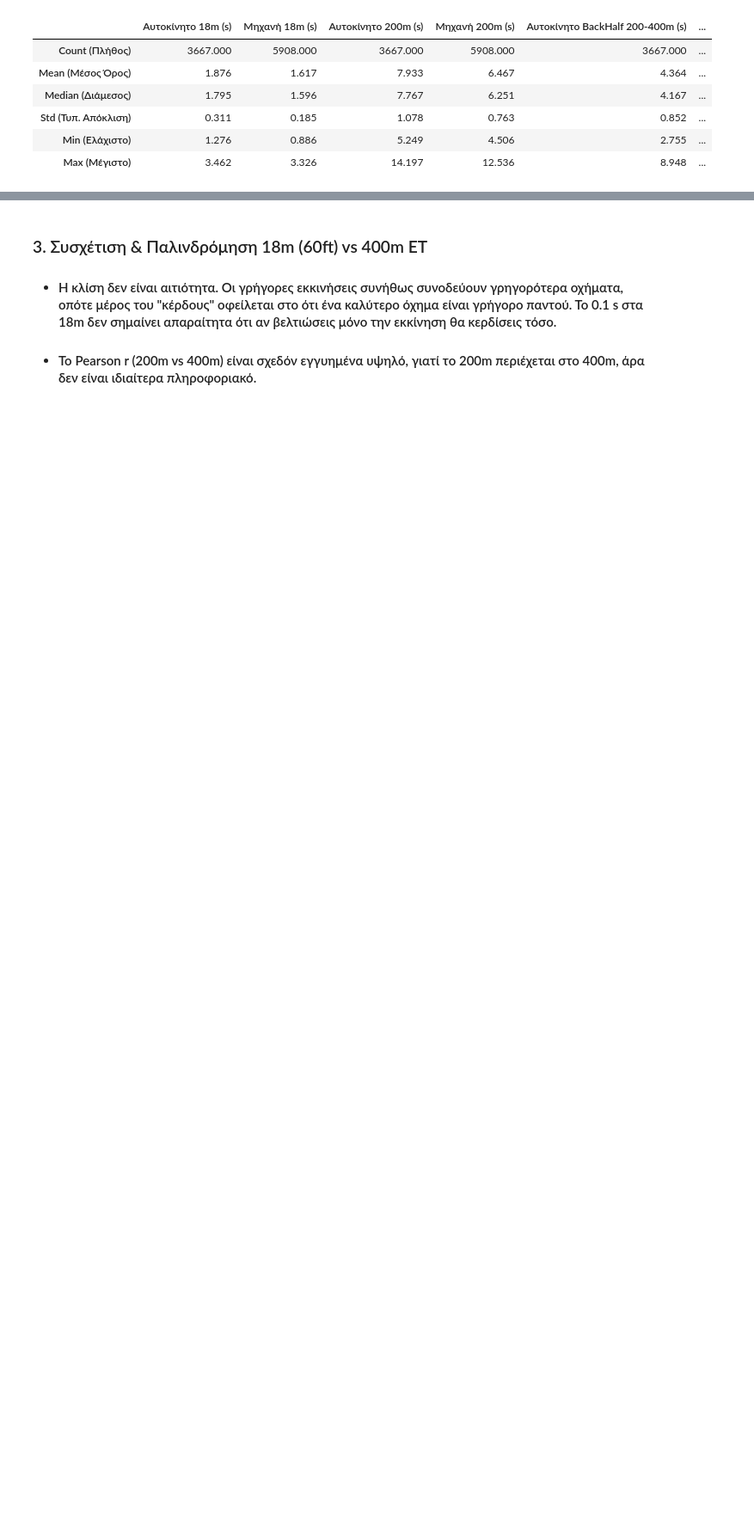
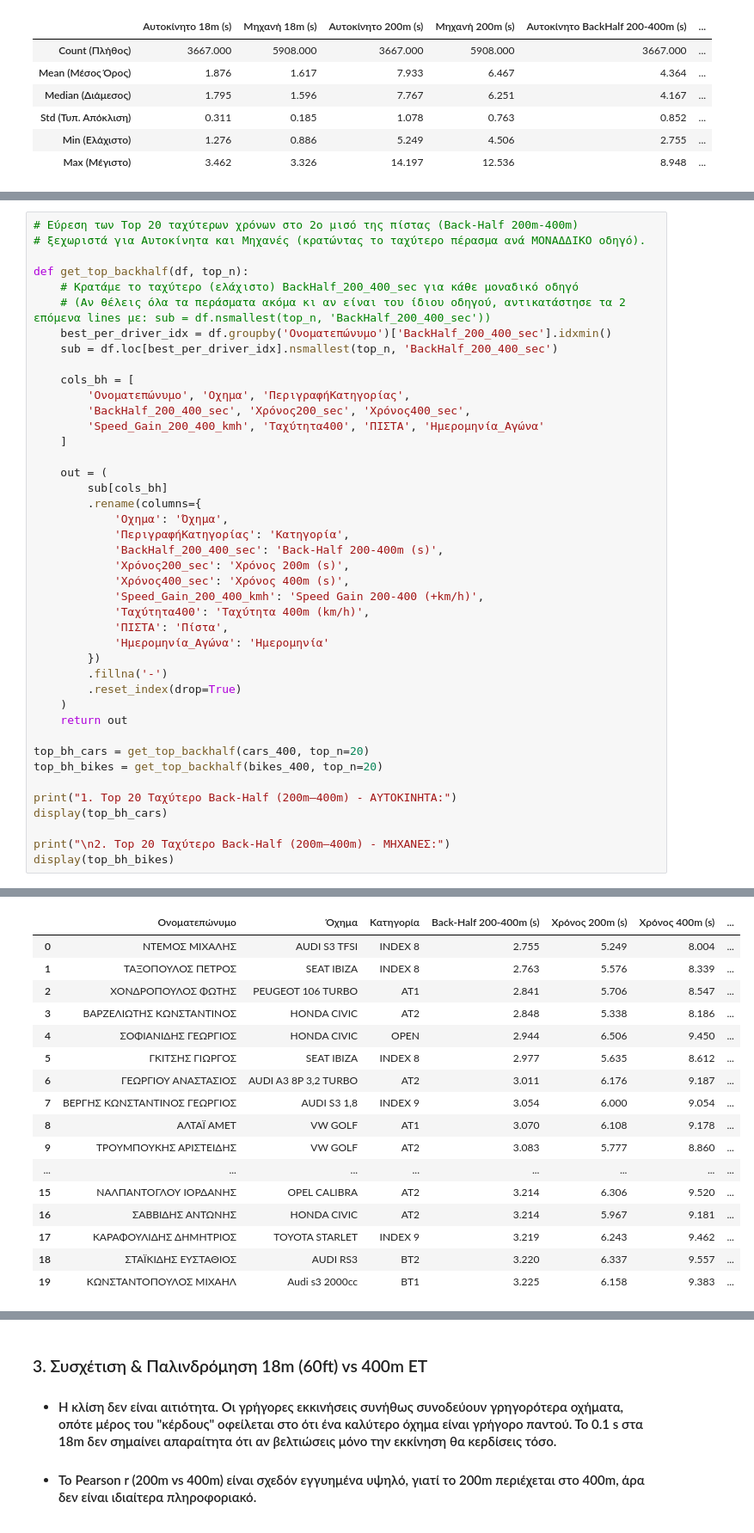
Before and after one commit to zcamp23/LENOE_stats, a Jupyter notebook: notebooks/03_performance_and_track_analysis.ipynb, the cells around one changed output, grey strips where cells are left out. Shown at 86% size. Drawn from its saved outputs; the diff is of its cells as text; blank space fills up the shorter version.

Commit message:
feat: add new top 20 back-half & speed gain feature on notebook_03 (cell 2b), update streamlit script and readme accordingly to match the new feature

```diff
--- a/notebooks/03_performance_and_track_analysis.ipynb
+++ b/notebooks/03_performance_and_track_analysis.ipynb
@@ -85,0 +90,43 @@ display(splits_stats)
+# %%
+# Εύρεση των Top 20 ταχύτερων χρόνων στο 2ο μισό της πίστας (Back-Half 200m-400m)
+# ξεχωριστά για Αυτοκίνητα και Μηχανές (κρατώντας το ταχύτερο πέρασμα ανά ΜΟΝΑΔΔΙΚΟ οδηγό).
+
+def get_top_backhalf(df, top_n):
+    # Κρατάμε το ταχύτερο (ελάχιστο) BackHalf_200_400_sec για κάθε μοναδικό οδηγό
+    # (Αν θέλεις όλα τα περάσματα ακόμα κι αν είναι του ίδιου οδηγού, αντικατάστησε τα 2 επόμενα lines με: sub = df.nsmallest(top_n, 'BackHalf_200_400_sec'))
+    best_per_driver_idx = df.groupby('Ονοματεπώνυμο')['BackHalf_200_400_sec'].idxmin()
+    sub = df.loc[best_per_driver_idx].nsmallest(top_n, 'BackHalf_200_400_sec')
+
+    cols_bh = [
+        'Ονοματεπώνυμο', 'Οχημα', 'ΠεριγραφήΚατηγορίας',
+        'BackHalf_200_400_sec', 'Χρόνος200_sec', 'Χρόνος400_sec',
+        'Speed_Gain_200_400_kmh', 'Ταχύτητα400', 'ΠΙΣΤΑ', 'Ημερομηνία_Αγώνα'
+    ]
+
+    out = (
+        sub[cols_bh]
+        .rename(columns={
+            'Οχημα': 'Όχημα',
+            'ΠεριγραφήΚατηγορίας': 'Κατηγορία',
+            'BackHalf_200_400_sec': 'Back-Half 200-400m (s)',
+            'Χρόνος200_sec': 'Χρόνος 200m (s)',
+            'Χρόνος400_sec': 'Χρόνος 400m (s)',
+            'Speed_Gain_200_400_kmh': 'Speed Gain 200-400 (+km/h)',
+            'Ταχύτητα400': 'Ταχύτητα 400m (km/h)',
+            'ΠΙΣΤΑ': 'Πίστα',
+            'Ημερομηνία_Αγώνα': 'Ημερομηνία'
+        })
+        .fillna('-')
+        .reset_index(drop=True)
+    )
+    return out
+
+top_bh_cars = get_top_backhalf(cars_400, top_n=20)
+top_bh_bikes = get_top_backhalf(bikes_400, top_n=20)
+
+print("1. Top 20 Ταχύτερο Back-Half (200m–400m) - ΑΥΤΟΚΙΝΗΤΑ:")
+display(top_bh_cars)
+
+print("\n2. Top 20 Ταχύτερο Back-Half (200m–400m) - ΜΗΧΑΝΕΣ:")
+display(top_bh_bikes)
+# %% [output]
@@ -85,0 +134,17 @@ display(splits_stats)
+|  | Ονοματεπώνυμο | Όχημα | Κατηγορία | Back-Half 200-400m (s) | Χρόνος 200m (s) | Χρόνος 400m (s) | ... |
+| 0 | ΝΤΕΜΟΣ ΜΙΧΑΛΗΣ | AUDI S3 TFSI | INDEX 8 | 2.755 | 5.249 | 8.004 | ... |
+| 1 | ΤΑΞΟΠΟΥΛΟΣ ΠΕΤΡΟΣ | SEAT IBIZA | INDEX 8 | 2.763 | 5.576 | 8.339 | ... |
+| 2 | ΧΟΝΔΡΟΠΟΥΛΟΣ ΦΩΤΗΣ | PEUGEOT 106 TURBO | AT1 | 2.841 | 5.706 | 8.547 | ... |
+| 3 | ΒΑΡΖΕΛΙΩΤΗΣ ΚΩΝΣΤΑΝΤΙΝΟΣ | HONDA CIVIC | AT2 | 2.848 | 5.338 | 8.186 | ... |
+| 4 | ΣΟΦΙΑΝΙΔΗΣ ΓΕΩΡΓΙΟΣ | HONDA CIVIC | OPEN | 2.944 | 6.506 | 9.450 | ... |
+| 5 | ΓΚΙΤΣΗΣ ΓΙΩΡΓΟΣ | SEAT IBIZA | INDEX 8 | 2.977 | 5.635 | 8.612 | ... |
+| 6 | ΓΕΩΡΓΙΟΥ ΑΝΑΣΤΑΣΙΟΣ | AUDI A3 8P 3,2 TURBO | AT2 | 3.011 | 6.176 | 9.187 | ... |
+| 7 | ΒΕΡΓΗΣ ΚΩΝΣΤΑΝΤΙΝΟΣ ΓΕΩΡΓΙΟΣ | AUDI S3 1,8 | INDEX 9 | 3.054 | 6.000 | 9.054 | ... |
+| 8 | ΑΛΤΑΪ ΑΜΕΤ | VW GOLF | AT1 | 3.070 | 6.108 | 9.178 | ... |
+| 9 | ΤΡΟΥΜΠΟΥΚΗΣ ΑΡΙΣΤΕΙΔΗΣ | VW GOLF | AT2 | 3.083 | 5.777 | 8.860 | ... |
+| ... | ... | ... | ... | ... | ... | ... | ... |
+| 15 | ΝΑΛΠΑΝΤΟΓΛΟΥ ΙΟΡΔΑΝΗΣ | OPEL CALIBRA | AT2 | 3.214 | 6.306 | 9.520 | ... |
+| 16 | ΣΑΒΒΙΔΗΣ ΑΝΤΩΝΗΣ | HONDA CIVIC | AT2 | 3.214 | 5.967 | 9.181 | ... |
+| 17 | ΚΑΡΑΦΟΥΛΙΔΗΣ ΔΗΜΗΤΡΙΟΣ | TOYOTA STARLET | INDEX 9 | 3.219 | 6.243 | 9.462 | ... |
+| 18 | ΣΤΑΪΚΙΔΗΣ ΕΥΣΤΑΘΙΟΣ | AUDI RS3 | BT2 | 3.220 | 6.337 | 9.557 | ... |
+| 19 | ΚΩΝΣΤΑΝΤΟΠΟΥΛΟΣ ΜΙΧΑΗΛ | Audi s3 2000cc | ΒΤ1 | 3.225 | 6.158 | 9.383 | ... |
```
Also changed, not shown: parts of 2 cells of this notebook, 5 other files.
